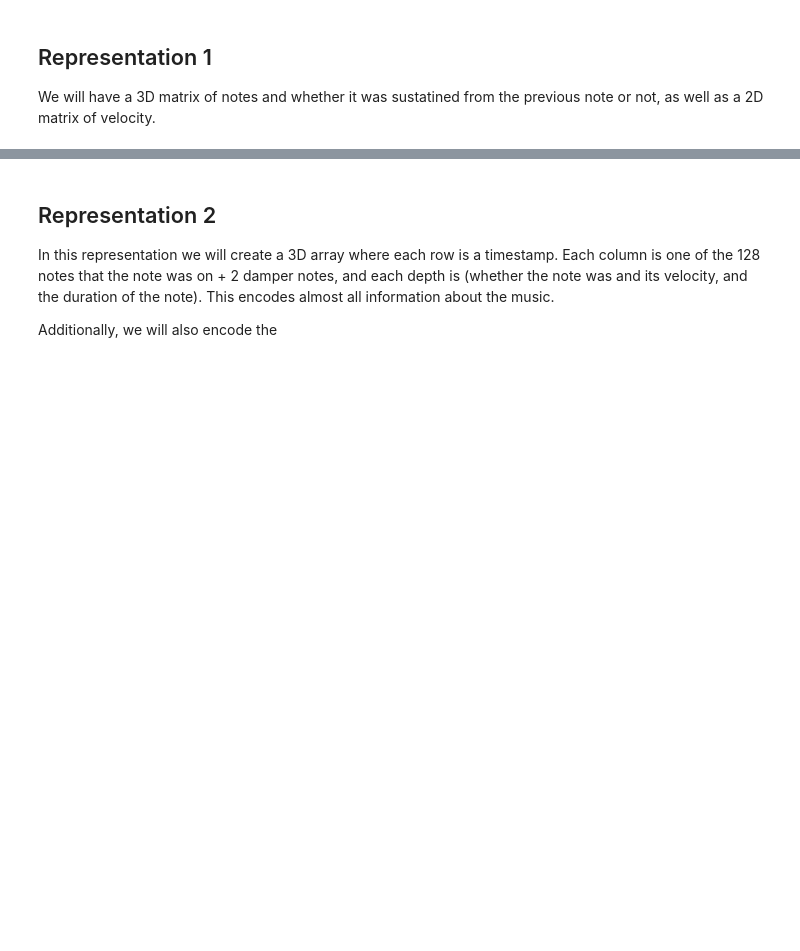
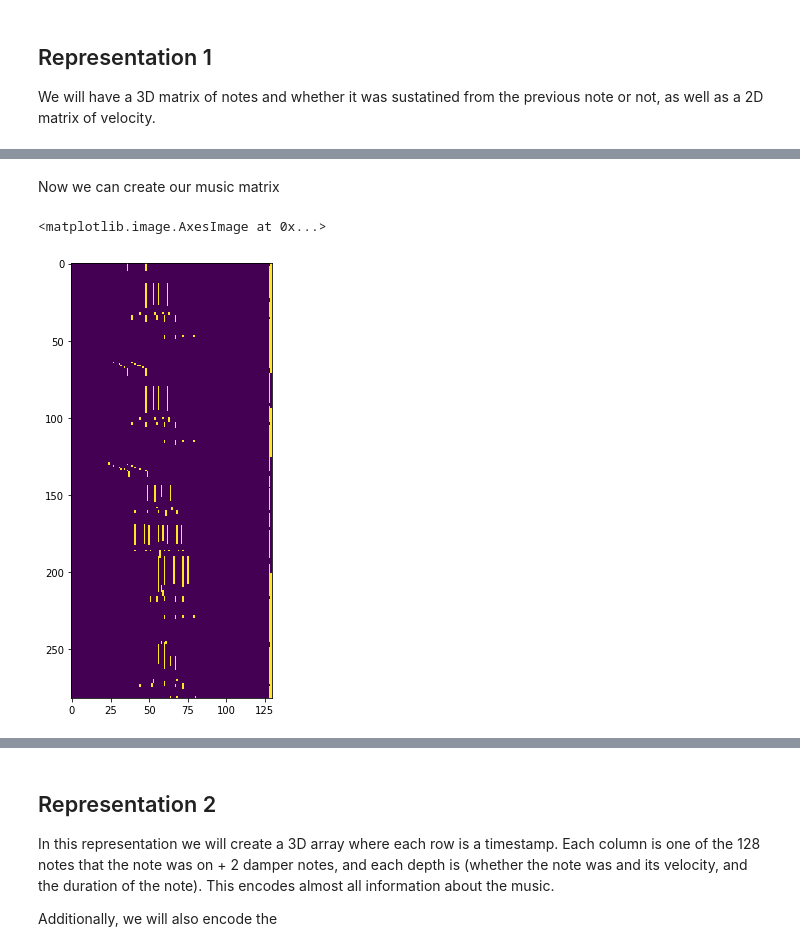
Before and after one commit to LithiumH/CS230-Music-Style-Transfer, a Jupyter notebook: Haojun - Preprocessing.ipynb, the cells around one changed output, grey strips where cells are left out. Saved outputs shown, nothing was run; the diff lists cells and outputs as text; code cells hidden in the pictures; blank space fills up the shorter version.

```diff
--- a/Haojun - Preprocessing.ipynb
+++ b/Haojun - Preprocessing.ipynb
@@ -16,0 +52,50 @@ midi = mido.MidiFile(fpath)
+# %%
+# Ignore all non-timed messages
+cleaned_midi = [msg for msg in midi.tracks[0] if not msg.is_meta and hasattr(msg, 'time')]
+cumsum = np.floor(np.cumsum(np.array([msg.time for msg in cleaned_midi])) / (midi.ticks_per_beat / 64))
+# %% [markdown]
+Now we can create our music matrix
+# %%
+def process_msg(time, msg, last_on, notes_mat, velocity_mat):
+    time = int(time)
+    if msg.type == 'control_change':
+        if msg.control == 64:
+            note = 128
+        elif msg.control == 67:
+            note = 129
+        else:
+            return
+        if msg.value <= 63 and last_on[note] >= 0:
+            duration = time - last_on[note]
+            if duration > 0:
+                notes_mat[last_on[note]:time, note, 1] = 1
+            last_on[note] = -1
+        elif msg.value >= 64 and last_on[note] == -1:
+            notes_mat[time, note, 0] = 1
+            velocity_mat[time, note] = 0
+            last_on[note] = time
+    if msg.type == 'note_on' and msg.velocity > 0:
+        note = int(msg.note)
+        notes_mat[time, note, 0] = 1
+        velocity_mat[time, note] = int(msg.velocity)
+        last_on[note] = time
+    elif (msg.type == 'note_off' or (msg.type == 'note_on' and msg.velocity == 0)) and last_on[msg.note] >= 0:
+        note = int(msg.note)
+        duration = time - last_on[note]
+        if duration > 0:
+            notes_mat[last_on[note]:time, note, 1] = 1
+
+
+notes_mat = np.zeros((int(cumsum[-1]), 128 + 2, 2), dtype=np.int8)
+velocity_mat = np.zeros((int(cumsum[-1]), 128 + 2), dtype=np.int16)
+last_on = -np.ones(128 + 2, dtype=np.int32)
+for i in range(len(cleaned_midi)):
+    time = cumsum[i]
+    msg = cleaned_midi[i]
+    process_msg(time, msg, last_on, notes_mat, velocity_mat)
+
+plt.figure(figsize=(8, 8))
+plt.imshow(notes_mat[500:5000:16,:,1])
+# %% [output]
+<matplotlib.image.AxesImage at 0x...>
+[figure, added]
```
Also changed, not shown: parts of 28 cells of this notebook, 5 other files.
